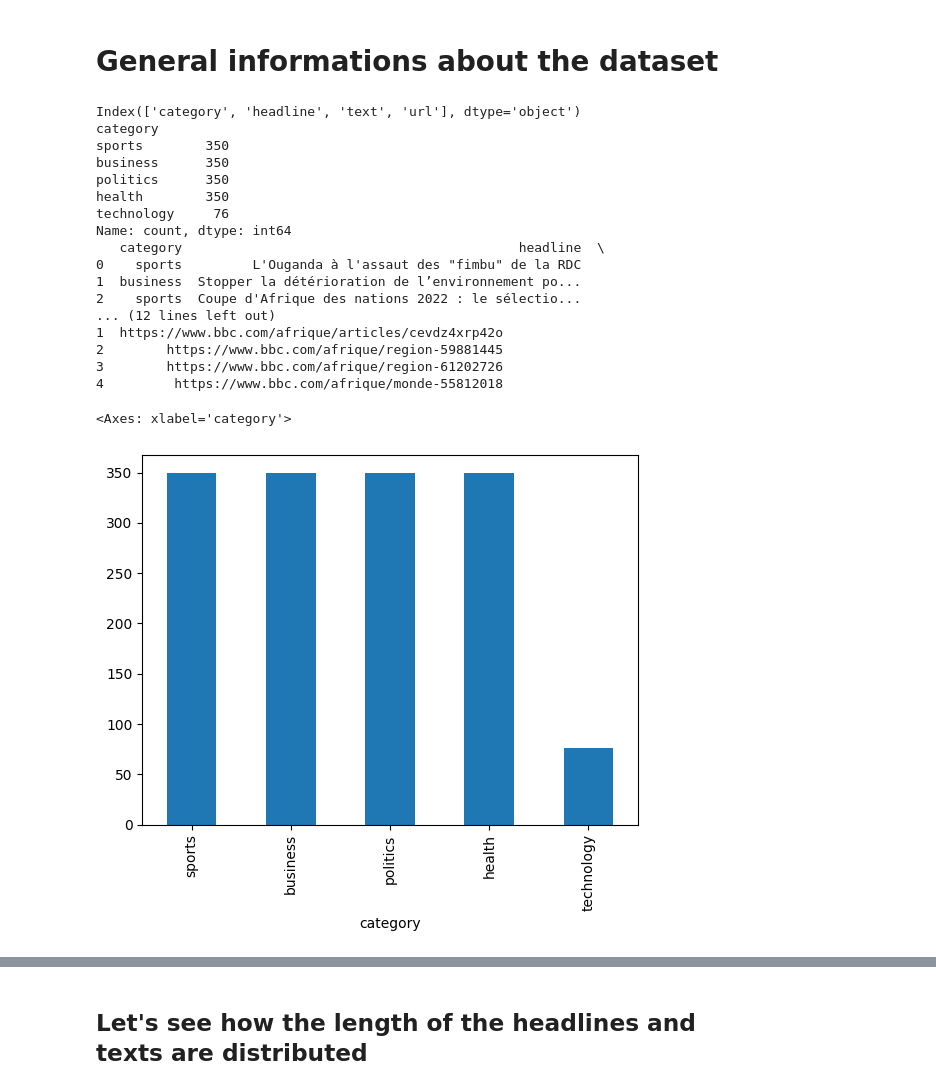
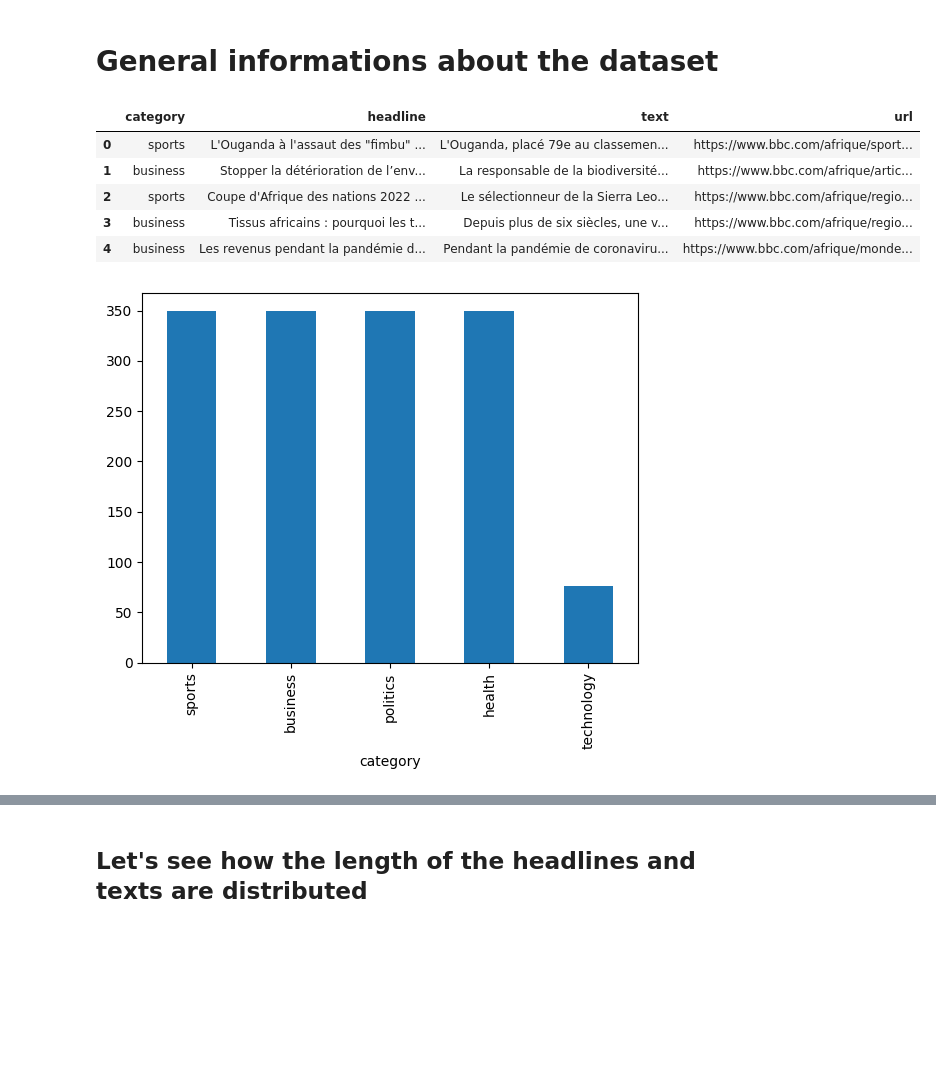
Before and after one commit to sabinaaskerova/TAL, a Jupyter notebook: new_main.ipynb, the cells around one changed output, grey strips where cells are left out. Saved outputs shown, nothing was run; the diff lists cells and outputs as text; code cells hidden in the pictures; blank space fills up the shorter version.

```diff
--- a/new_main.ipynb
+++ b/new_main.ipynb
@@ -9,31 +9,15 @@ import matplotlib.pyplot as plt
 df = pd.read_csv('train.tsv', sep='\t')
 # %% [markdown]
 # General informations about the dataset
-# %%
-print(df.keys())
-print(df['category'].value_counts())
-print(df.head())
-
-# show the distribution of the categories
-df['category'].value_counts().plot(kind='bar')
-# %% [output]
-Index(['category', 'headline', 'text', 'url'], dtype='object')
-category
-sports        350
-business      350
-politics      350
-health        350
-technology     76
-Name: count, dtype: int64
-   category                                           headline  \
-0    sports         L'Ouganda à l'assaut des "fimbu" de la RDC
-1  business  Stopper la détérioration de l’environnement po...
-2    sports  Coupe d'Afrique des nations 2022 : le sélectio...
-... (12 lines left out)
-1  https://www.bbc.com/afrique/articles/cevdz4xrp42o
-2        https://www.bbc.com/afrique/region-59881445
-3        https://www.bbc.com/afrique/region-61202726
-4         https://www.bbc.com/afrique/monde-55812018
-<Axes: xlabel='category'>
-[figure, removed]
+# %%
+df['category'].value_counts().plot(kind='bar')
+df.head()
+# %% [output]
+|  | category | headline | text | url |
+| 0 | sports | L'Ouganda à l'assaut des "fimbu" ... | L'Ouganda, placé 79e au classemen... | https://www.bbc.com/afrique/sport... |
+| 1 | business | Stopper la détérioration de l’env... | La responsable de la biodiversité... | https://www.bbc.com/afrique/artic... |
+| 2 | sports | Coupe d'Afrique des nations 2022 ... | Le sélectionneur de la Sierra Leo... | https://www.bbc.com/afrique/regio... |
+| 3 | business | Tissus africains : pourquoi les t... | Depuis plus de six siècles, une v... | https://www.bbc.com/afrique/regio... |
+| 4 | business | Les revenus pendant la pandémie d... | Pendant la pandémie de coronaviru... | https://www.bbc.com/afrique/monde... |
+[figure, added]
 # %%
```
Also changed, not shown: parts of 25 cells of this notebook, 1 other file.
